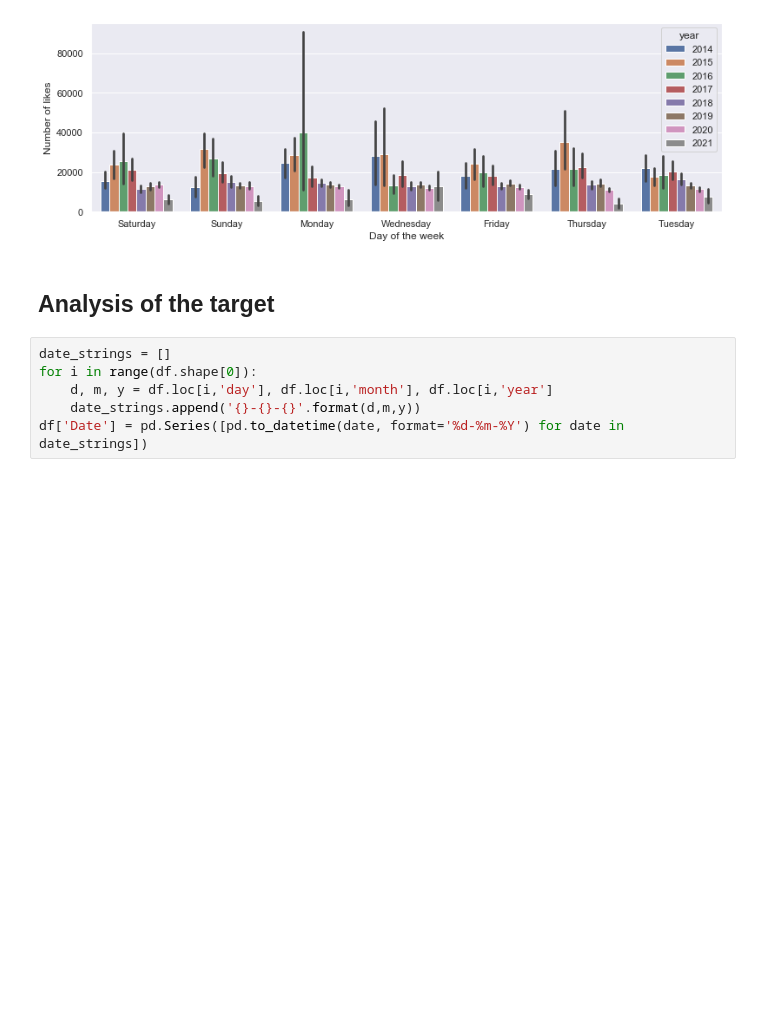
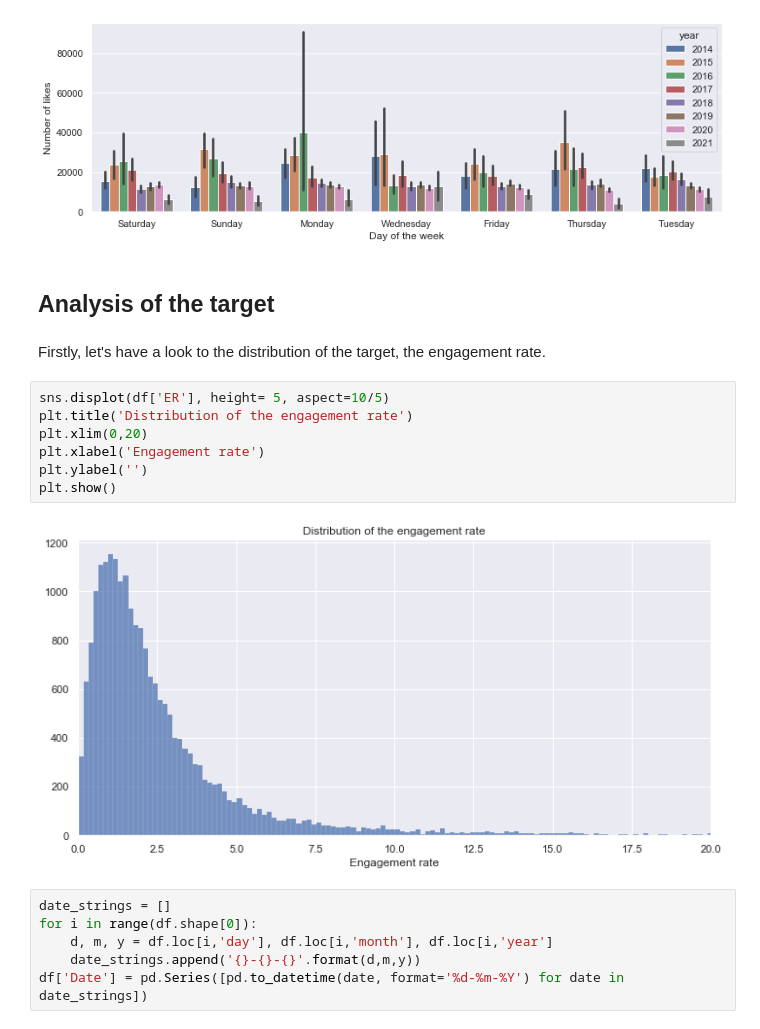
Before and after one commit to BadrAlpha07/Data-Camp-Project, a Jupyter notebook: engagement_rate_starting_kit.ipynb, the cells around one changed output. Drawn from its saved outputs; the diff is of its cells as text; blank space fills up the shorter version.

```diff
--- a/engagement_rate_starting_kit.ipynb
+++ b/engagement_rate_starting_kit.ipynb
@@ -304,6 +304,17 @@ plt.show()
 [figure]
 # %% [markdown]
 ## Analysis of the target
+# %% [markdown]
+Firstly, let's have a look to the distribution of the target, the engagement rate.
+# %%
+sns.displot(df['ER'], height= 5, aspect=10/5)
+plt.title('Distribution of the engagement rate')
+plt.xlim(0,20)
+plt.xlabel('Engagement rate')
+plt.ylabel('')
+plt.show()
+# %% [output]
+[figure, added]
 # %%
 date_strings = []
 for i in range(df.shape[0]):
```
Also changed, not shown: parts of 2 cells of this notebook.
